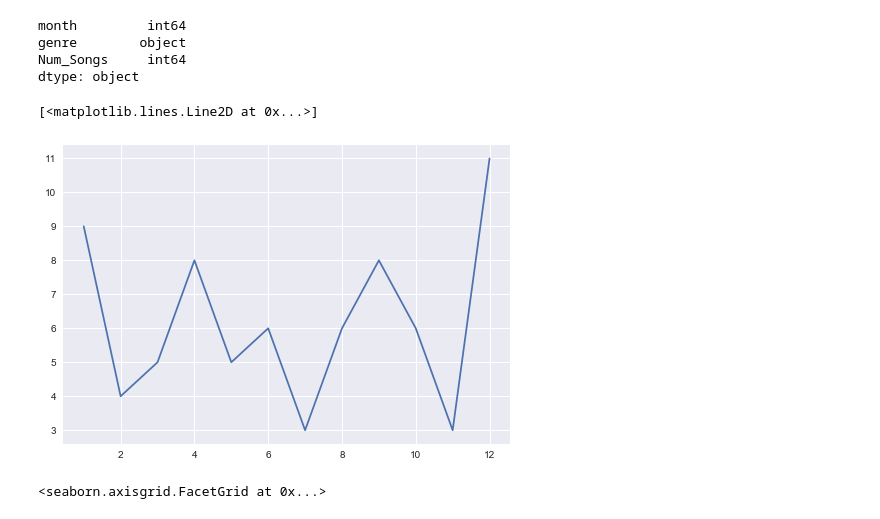
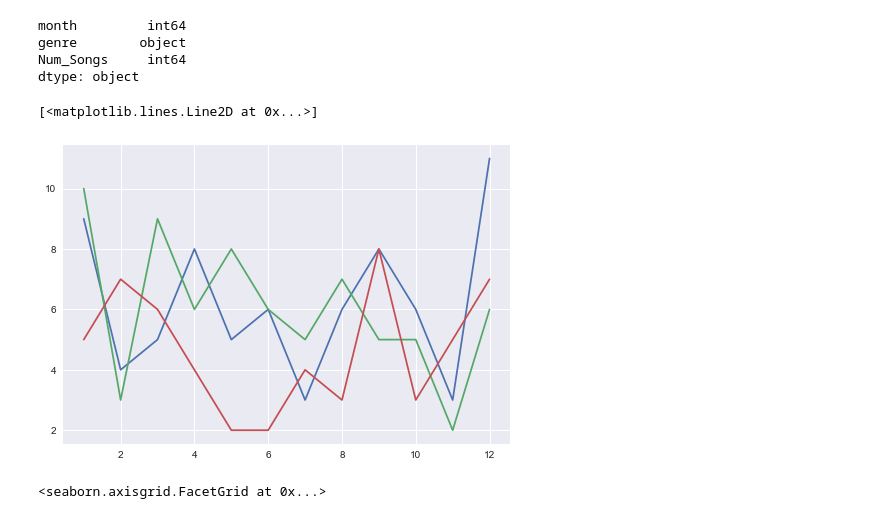
Before and after one commit to matthewbrems/old, a Jupyter notebook: curriculum/02-week/2.10-pandas-lab/code/starter-code-jdoyle.ipynb, the cells around one changed output. Saved outputs shown, nothing was run; the diff lists cells and outputs as text; code cells hidden in the pictures.

```diff
--- a/curriculum/02-week/2.10-pandas-lab/code/starter-code-jdoyle.ipynb
+++ b/curriculum/02-week/2.10-pandas-lab/code/starter-code-jdoyle.ipynb
@@ -203,11 +203,11 @@ dtype: object
 # %%
 genres = ['Country','R&B','Rap','Rock','Pop']
 plt.plot(counts[counts.genre=='Country'].month,counts[counts.genre=='Country'].Num_Songs)
-plt.plot(counts[counts.genre=='Country'].month,counts[counts.genre=='Country'].Num_Songs)
-plt.plot(counts[counts.genre=='Country'].month,counts[counts.genre=='Country'].Num_Songs)
+plt.plot(counts[counts.genre=='R&B'].month,counts[counts.genre=='R&B'].Num_Songs)
+plt.plot(counts[counts.genre=='Rap'].month,counts[counts.genre=='Rap'].Num_Songs)
 # %% [output]
 [<matplotlib.lines.Line2D at 0x...>]
-[figure, old version]
+[figure, new version]
 # %%
 genres = ['Country','R&B','Rap','Rock','Pop']
 g=sns.factorplot(x="genre", y="Num_Songs",hue="genre",col="month",
```
Also changed, not shown: 3 other files.
